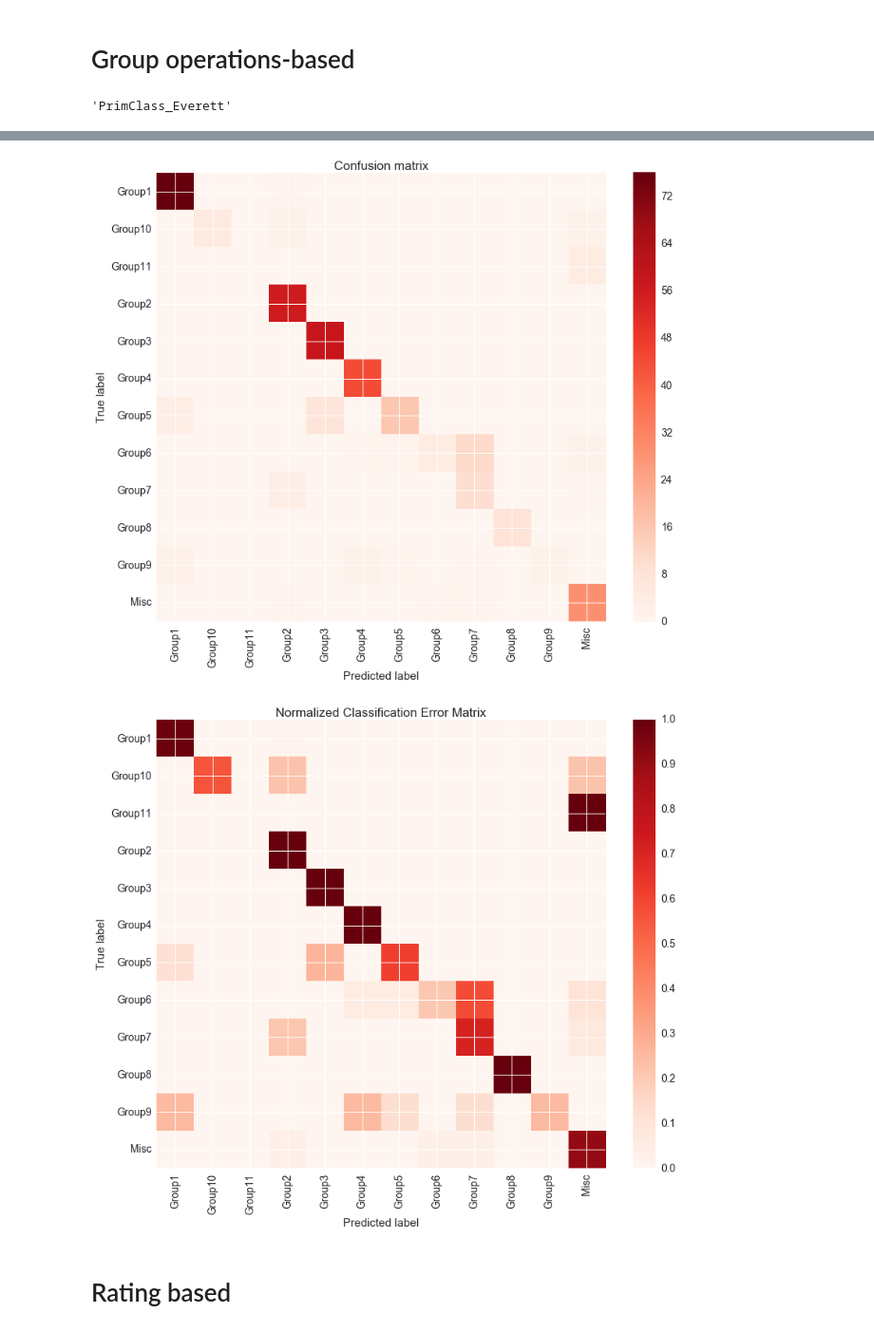
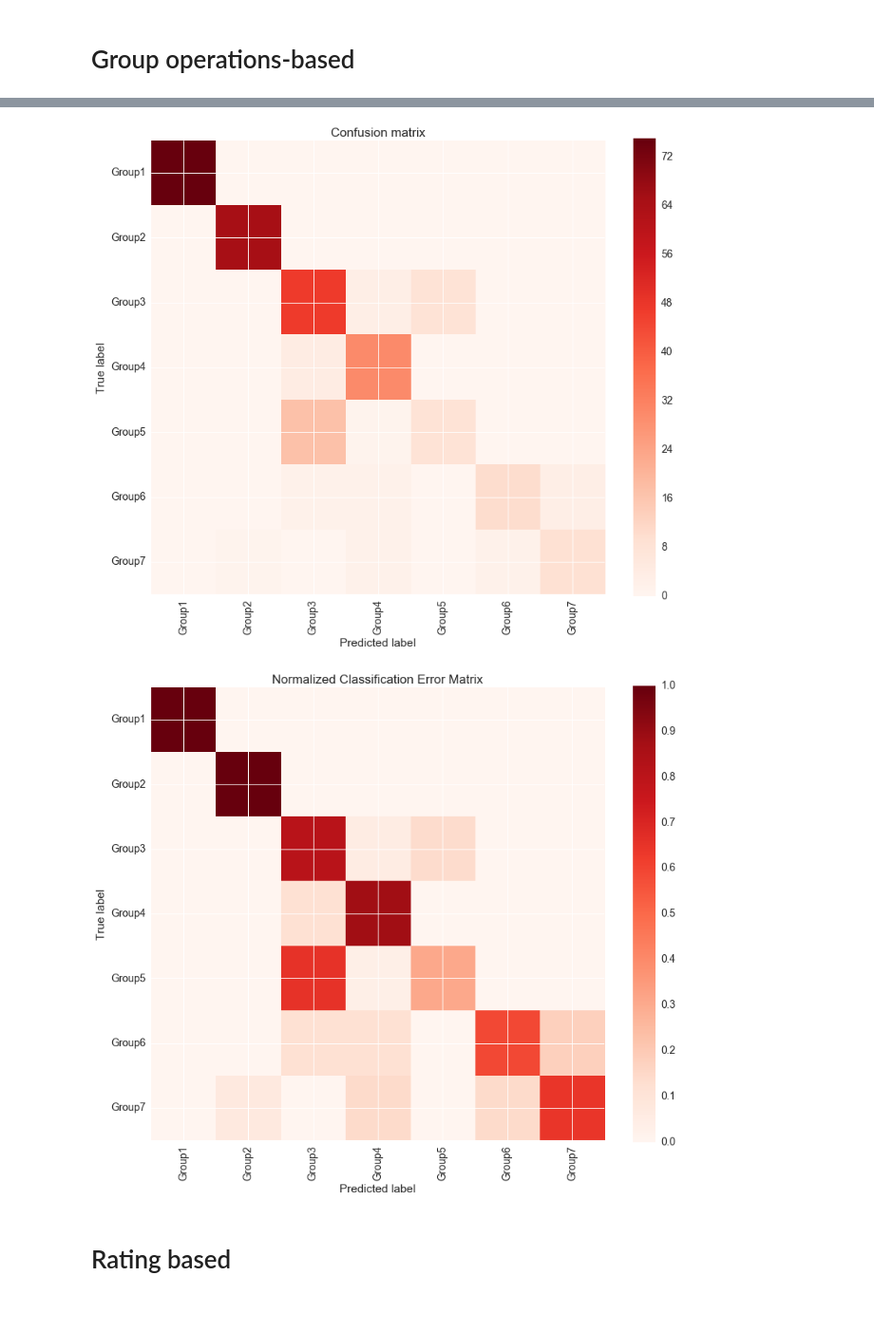
Before and after one commit to buds-lab/the-building-data-genome-project, a Jupyter notebook: notebooks/50_RandomForrestModels.ipynb, the cells around one changed output, grey strips where cells are left out. Shown: that part at 95% size. Saved outputs shown, nothing was run; the diff lists cells and outputs as text; code cells hidden in the pictures.

```diff
--- a/notebooks/50_RandomForrestModels.ipynb
+++ b/notebooks/50_RandomForrestModels.ipynb
@@ -217,10 +229,10 @@ def categorize_2level(df, x):
 def categorize_3level(df, x):
     if x.dailymeancons < df[(df['primaryspaceusage'] == x['primaryspaceusage'])].dailymeancons.quantile(.333):
         return "Low"
-    elif x.dailymeancons > df[(df['primaryspaceusage'] == x['primaryspaceusage'])].dailymeancons.quantile(.677):
+    elif (x.dailymeancons < df[(df['primaryspaceusage'] == x['primaryspaceusage'])].dailymeancons.quantile(.677)) & (x.dailymeancons > df[(df['primaryspaceusage'] == x['primaryspaceusage'])].dailymeancons.quantile(.333)):
+        return "Moderate"
+    else:
         return "High"
-    else:
-        return "Medium"
 # %%
 meta["usagecategory"] = meta.apply(lambda x: categorize_3level(meta, x), axis=1)
 # %%
@@ -579,24 +378,24 @@ def get_group(x):
         return "Group6"
     elif "_S" in x:
         return "Group7"
-    elif "_B" in x:
-        return "Group8"
-    elif "_D" in x:
-        return "Group8"
-    elif "_N" in x:
-        return "Group9"
-    elif "_T" in x:
-        return "Group10"
-    elif "_U" in x:
-        return "Group11"
+#     elif "_B" in x:
+#         return "Group8"
+#     elif "_D" in x:
+#         return "Group8"
+#     elif "_N" in x:
+#         return "Group9"
+#     elif "_T" in x:
+#         return "Group10"
+#     elif "_U" in x:
+#         return "Group11"
     else:
         return "Misc"
-# %%
-meta.ix[0].name
-# %% [output]
-'PrimClass_Everett'
 # %%
 meta["operationsgroup"] = meta.apply(lambda x: get_group(x.name), axis=1)
+# %%
+features_operationsgroup = features[feature_names[feature_names.operationtype_applicable == 'operationtype'].index]
+# %%
+meta_operations = meta[meta.operationsgroup != 'Misc']
 # %%
-allmetricsaccuracy, baseline_model_accuracy, target = runmodel(features, meta, "operationsgroup")
+allmetricsaccuracy, baseline_model_accuracy, target = runmodel(features_operationsgroup, meta_operations, "operationsgroup")
 # %% [output]
@@ -638,5 +436,5 @@ Confusion matrix, without normalization
-[figure, old version]
+[figure, new version]
-[figure, old version]
+[figure, new version]
 # %%
 meta.to_csv(os.path.join(repos_path,"data/raw/meta_open_withperformanceclasses.csv"))
 # %% [markdown]
```
Also changed, not shown: parts of 17 cells of this notebook, 35 other files.
